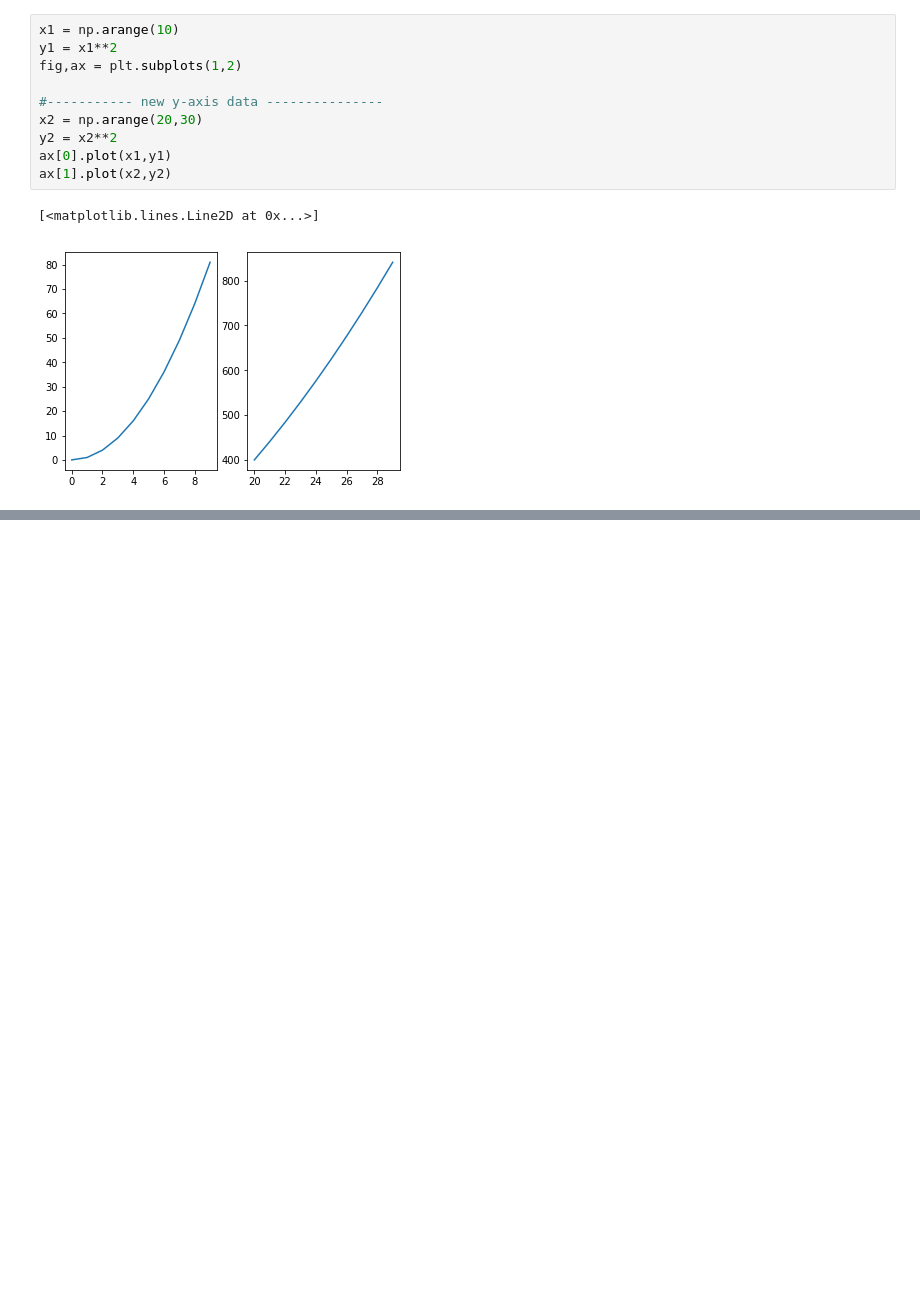
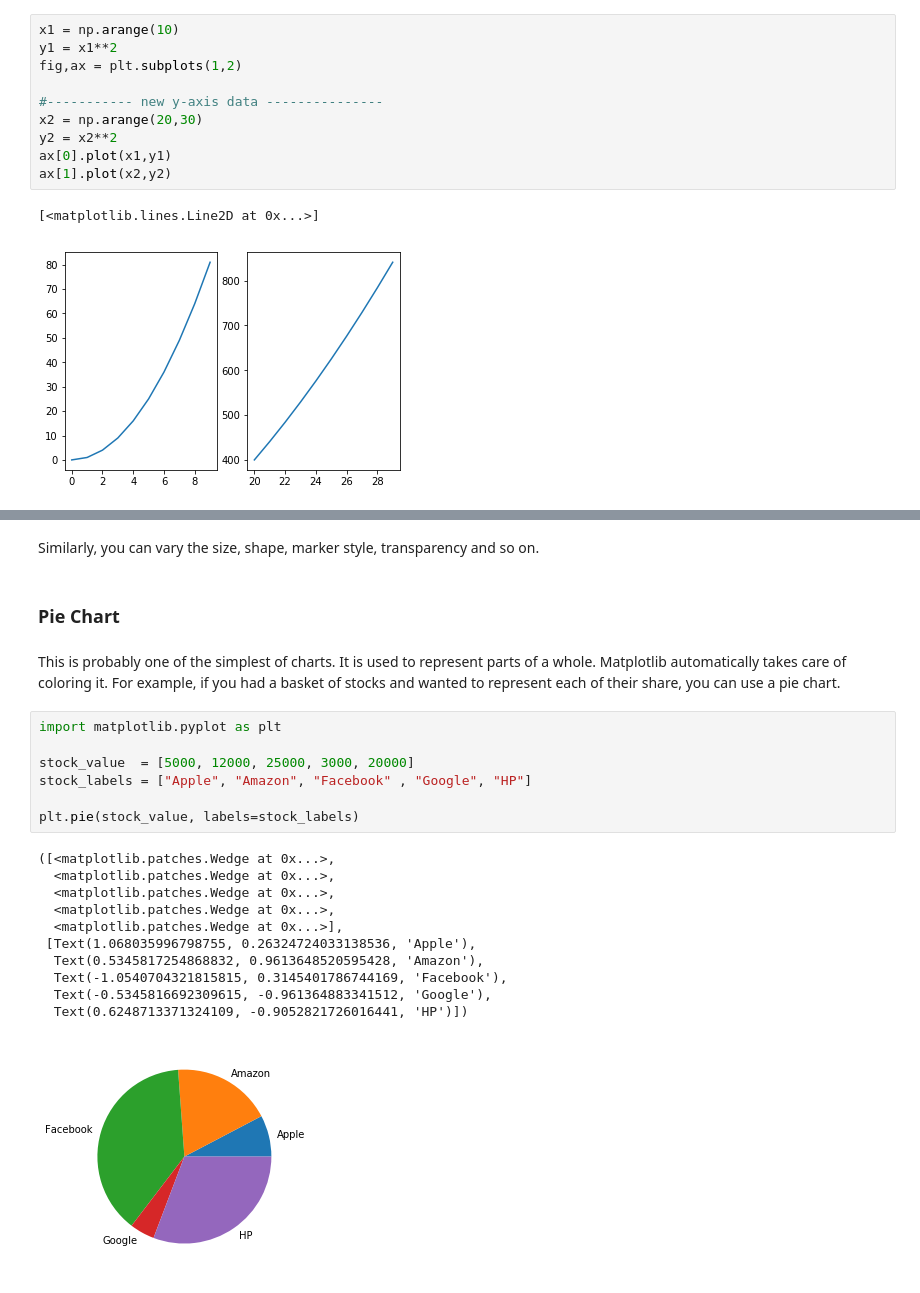
Before and after one commit to hotcode002/Machine-Learning-with-Python, a Jupyter notebook: week_1_basics/day_5_ml_plotting_libraries/notebooks/matplotlib.ipynb, the cells around one changed output, grey strips where cells are left out. Cells and saved outputs as stored; diff of their text form; blank space fills up the shorter version.

```diff
--- a/week_1_basics/day_5_ml_plotting_libraries/notebooks/matplotlib.ipynb
+++ b/week_1_basics/day_5_ml_plotting_libraries/notebooks/matplotlib.ipynb
@@ -688,0 +744,25 @@ ax[1].plot(x2,y2)
+# %% [markdown]
+Similarly, you can vary the size, shape, marker style, transparency and so on.
+# %% [markdown]
+### Pie Chart
+# %% [markdown]
+This is probably one of the simplest of charts. It is used to represent parts of a whole. Matplotlib automatically takes care of coloring it. For example, if you had a basket of stocks and wanted to represent each of their share, you can use a pie chart.
+# %%
+import matplotlib.pyplot as plt
+
+stock_value  = [5000, 12000, 25000, 3000, 20000]
+stock_labels = ["Apple", "Amazon", "Facebook" , "Google", "HP"]
+
+plt.pie(stock_value, labels=stock_labels)
+# %% [output]
+([<matplotlib.patches.Wedge at 0x...>,
+  <matplotlib.patches.Wedge at 0x...>,
+  <matplotlib.patches.Wedge at 0x...>,
+  <matplotlib.patches.Wedge at 0x...>,
+  <matplotlib.patches.Wedge at 0x...>],
+ [Text(1.068035996798755, 0.26324724033138536, 'Apple'),
+  Text(0.5345817254868832, 0.9613648520595428, 'Amazon'),
+  Text(-1.0540704321815815, 0.3145401786744169, 'Facebook'),
+  Text(-0.5345816692309615, -0.961364883341512, 'Google'),
+  Text(0.6248713371324109, -0.9052821726016441, 'HP')])
+[figure, added]
```
Also changed, not shown: parts of 31 cells of this notebook, 3 other files.
